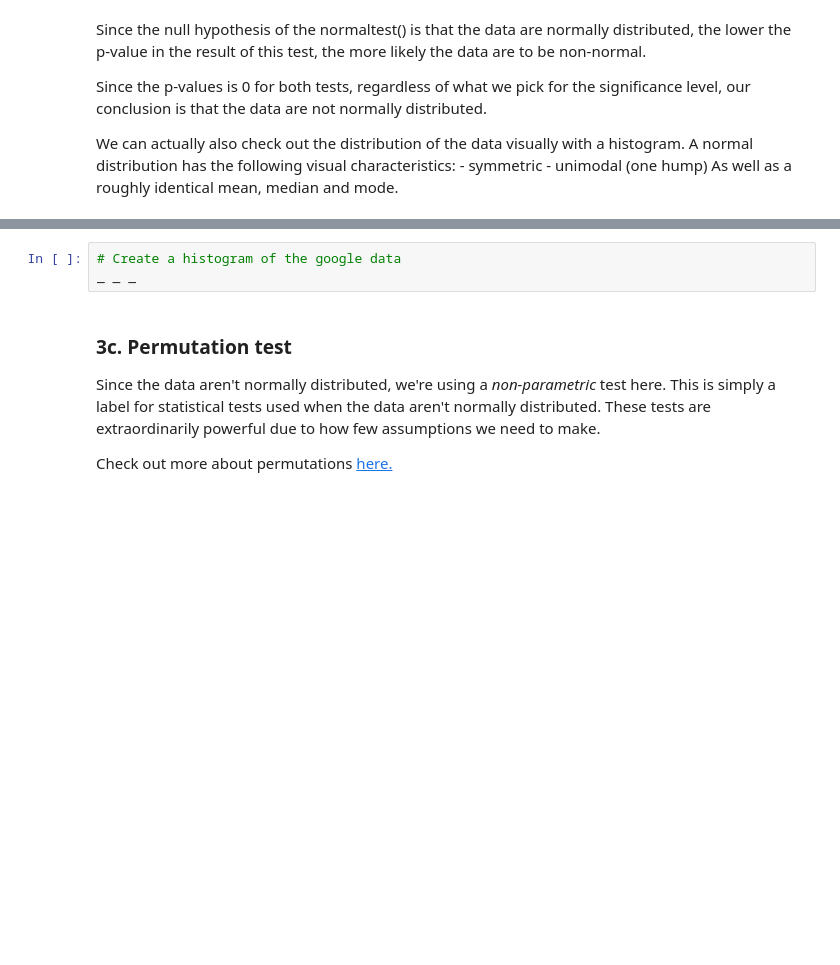
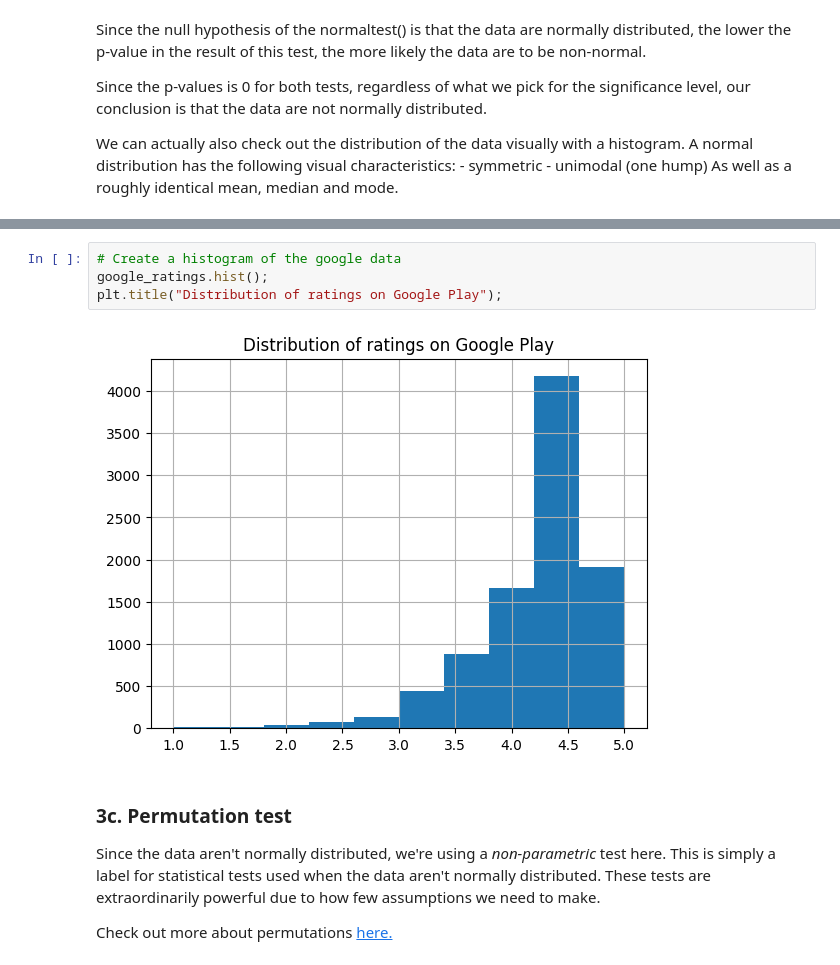
Before and after one commit to msc2106/springboard-data-science, a Jupyter notebook: app_project/Springboard Apps project - Tier 3 - Complete.ipynb, the cells around one changed output, grey strips where cells are left out. Saved outputs shown, nothing was run; the diff lists cells and outputs as text; blank space fills up the shorter version.

```diff
--- a/app_project/Springboard Apps project - Tier 3 - Complete.ipynb
+++ b/app_project/Springboard Apps project - Tier 3 - Complete.ipynb
@@ -435,6 +485,9 @@ _ _ _
 # %%
 # Create a histogram of the google data
-_ _ _
+google_ratings.hist();
+plt.title("Distribution of ratings on Google Play");
+# %% [output]
+[figure, added]
 # %% [markdown]
 ### 3c. Permutation test
 Since the data aren't normally distributed, we're using a *non-parametric* test here. This is simply a label for statistical tests used when the data aren't normally distributed. These tests are extraordinarily powerful due to how few assumptions we need to make.
```
Also changed, not shown: parts of 18 cells of this notebook.
